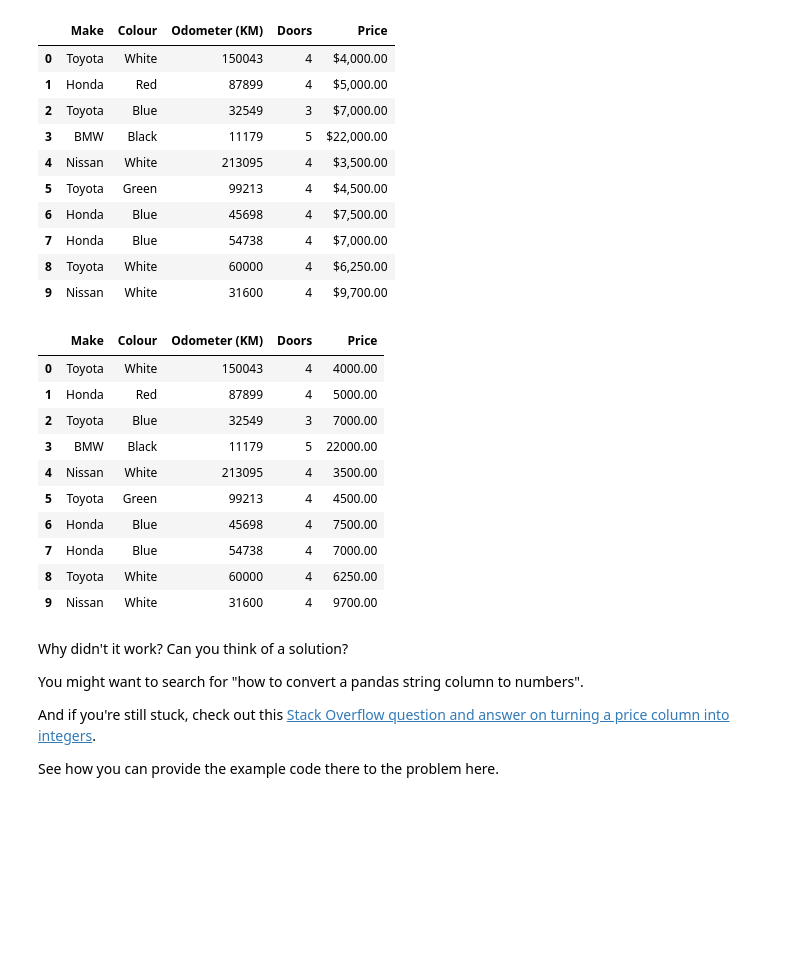
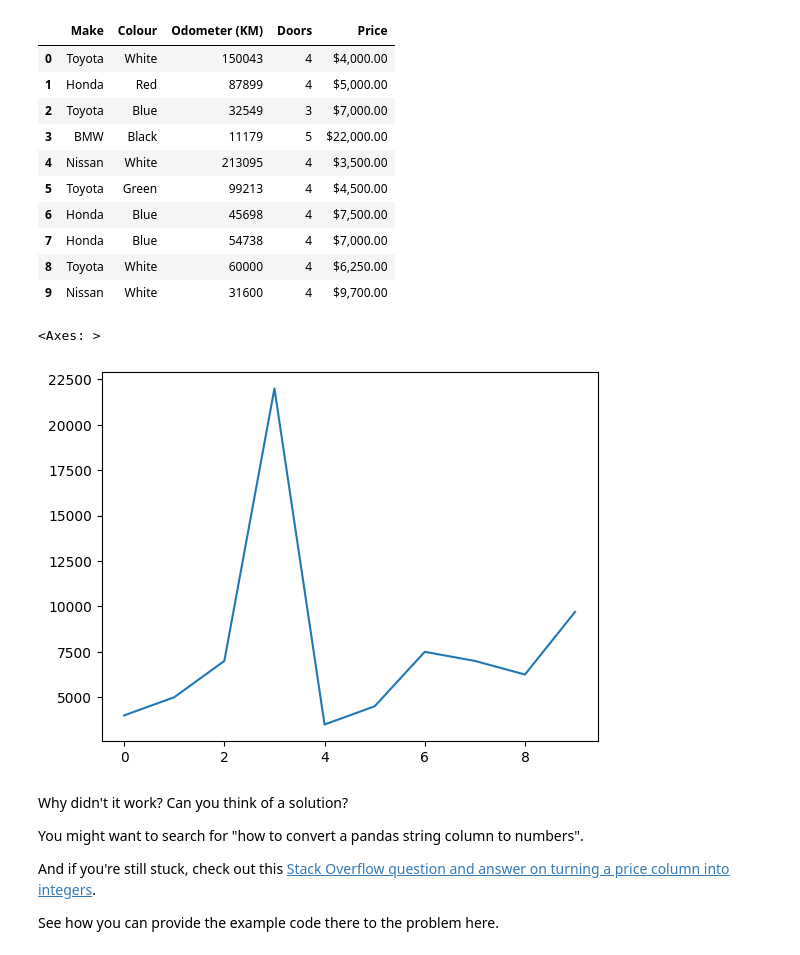
Before and after one commit to sathyakanishk/AI_Agents, a Jupyter notebook: section-2-data-science-and-ml-tools/pandas-exercises.ipynb, the cells around one changed output. Saved outputs shown, nothing was run; the diff lists cells and outputs as text; code cells hidden in the pictures; blank space fills up the shorter version.

```diff
--- a/section-2-data-science-and-ml-tools/pandas-exercises.ipynb
+++ b/section-2-data-science-and-ml-tools/pandas-exercises.ipynb
@@ -273,28 +273,19 @@ car_sales
 # %%
 # Try to plot the Price column using plot()
 # Remove the punctuation from price column
 car_sales['Price'] = car_sales['Price'].str.replace(r'[$,]', '', regex=True)
 
 # Remove the two extra zeros at the end of the price column
-car_sales['Price'] = car_sales['Price'].str[:-2]car_sales
-car_sales
+car_sales['Price'] = car_sales['Price'].str[:-3]
+
 # Change the datatype of the Price column to integers
-#car_sales['Price'] = car_sales['Price'].astype(int)
+car_sales['Price'] = car_sales['Price'].astype(int)
 
 # Plot the Price column
-#car_sales['Price'].plot()
+car_sales['Price'].plot()
 # %% [output]
-|  | Make | Colour | Odometer (KM) | Doors | Price |
-| 0 | Toyota | White | 150043 | 4 | 4000.00 |
-| 1 | Honda | Red | 87899 | 4 | 5000.00 |
-| 2 | Toyota | Blue | 32549 | 3 | 7000.00 |
-| 3 | BMW | Black | 11179 | 5 | 22000.00 |
-| 4 | Nissan | White | 213095 | 4 | 3500.00 |
-| 5 | Toyota | Green | 99213 | 4 | 4500.00 |
-| 6 | Honda | Blue | 45698 | 4 | 7500.00 |
-| 7 | Honda | Blue | 54738 | 4 | 7000.00 |
-| 8 | Toyota | White | 60000 | 4 | 6250.00 |
-| 9 | Nissan | White | 31600 | 4 | 9700.00 |
+<Axes: >
+[figure, added]
 # %% [markdown]
 Why didn't it work? Can you think of a solution?
 
```
